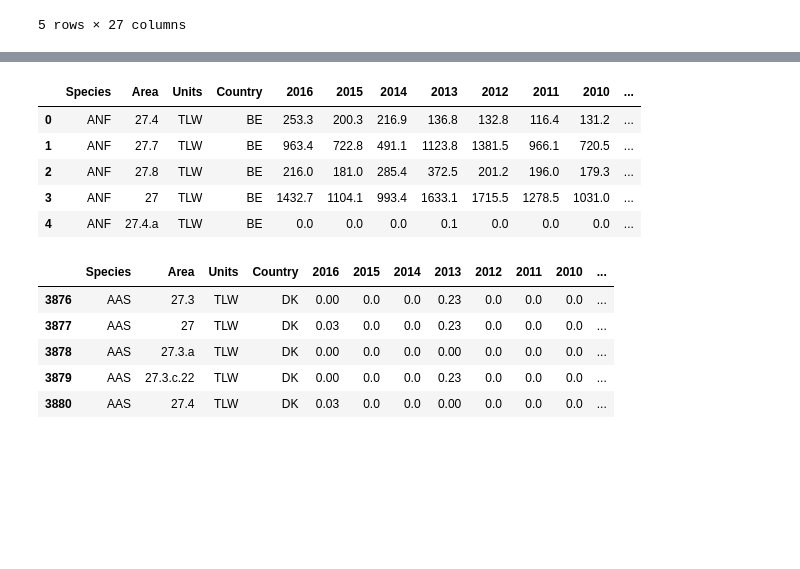
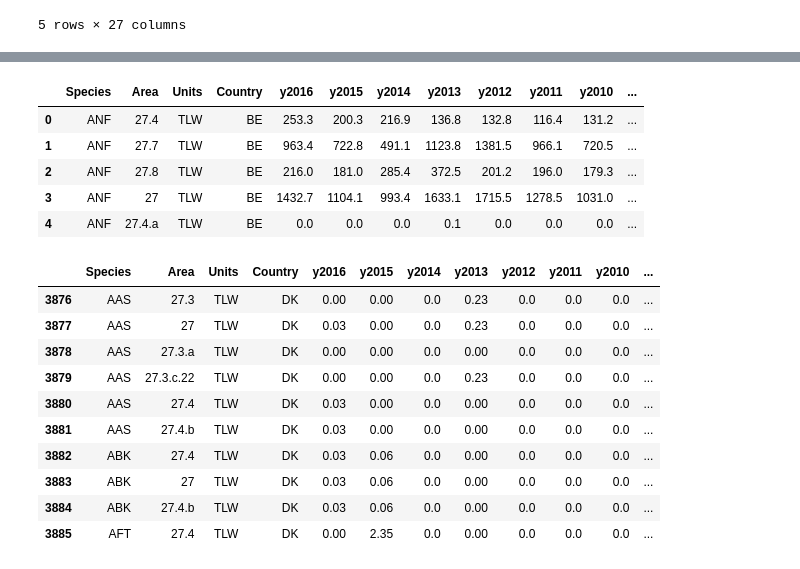
Before and after one commit to rtj164/projects-2019-teamlowenergy, a Jupyter notebook: dataproject/Johannes/Johannes WIP.ipynb, the cells around one changed output, grey strips where cells are left out. Cells and saved outputs as stored; diff of their text form; code cells hidden in the pictures; blank space fills up the shorter version.

```diff
--- a/dataproject/Johannes/Johannes WIP.ipynb
+++ b/dataproject/Johannes/Johannes WIP.ipynb
@@ -30,3 +56,11 @@ data.head()
 | 3 | ANF | 27 | TLW | BE | 1432.7 | 1104.1 | 993.4 | 1633.1 | 1715.5 | 1278.5 | ... | ... |
 | 4 | ANF | 27.4.a | TLW | BE | 0.0 | 0.0 | 0.0 | 0.1 | 0.0 | 0.0 | ... | ... |
 5 rows × 27 columns
+# %%
+#rename columns to avoid having only numbers
+yearDict = {}
+for i in range(2006, 2017): # range goes from 2006 to but not including 2017
+    yearDict[str(i)] = f'y{i}'
+
+data.rename(columns = yearDict, inplace=True)
+data.head()
@@ -35,7 +77,7 @@ data.head()
 data.dropna(axis="columns", how="all", inplace=True)
 data.head()
 # %% [output]
-|  | Species | Area | Units | Country | 2016 | 2015 | 2014 | 2013 | 2012 | 2011 | 2010 | ... |
+|  | Species | Area | Units | Country | y2016 | y2015 | y2014 | y2013 | y2012 | y2011 | y2010 | ... |
 | 0 | ANF | 27.4 | TLW | BE | 253.3 | 200.3 | 216.9 | 136.8 | 132.8 | 116.4 | 131.2 | ... |
 | 1 | ANF | 27.7 | TLW | BE | 963.4 | 722.8 | 491.1 | 1123.8 | 1381.5 | 966.1 | 720.5 | ... |
 | 2 | ANF | 27.8 | TLW | BE | 216.0 | 181.0 | 285.4 | 372.5 | 201.2 | 196.0 | 179.3 | ... |
@@ -44,12 +86,17 @@ data.head()
 # %%
 #Drop if countries is different from Denmark
 data = data[data['Country']=='DK']
 
-data.head()
+data.head(10)
 # %% [output]
-|  | Species | Area | Units | Country | 2016 | 2015 | 2014 | 2013 | 2012 | 2011 | 2010 | ... |
-| 3876 | AAS | 27.3 | TLW | DK | 0.00 | 0.0 | 0.0 | 0.23 | 0.0 | 0.0 | 0.0 | ... |
-| 3877 | AAS | 27 | TLW | DK | 0.03 | 0.0 | 0.0 | 0.23 | 0.0 | 0.0 | 0.0 | ... |
-| 3878 | AAS | 27.3.a | TLW | DK | 0.00 | 0.0 | 0.0 | 0.00 | 0.0 | 0.0 | 0.0 | ... |
-| 3879 | AAS | 27.3.c.22 | TLW | DK | 0.00 | 0.0 | 0.0 | 0.23 | 0.0 | 0.0 | 0.0 | ... |
-| 3880 | AAS | 27.4 | TLW | DK | 0.03 | 0.0 | 0.0 | 0.00 | 0.0 | 0.0 | 0.0 | ... |
+|  | Species | Area | Units | Country | y2016 | y2015 | y2014 | y2013 | y2012 | y2011 | y2010 | ... |
+| 3876 | AAS | 27.3 | TLW | DK | 0.00 | 0.00 | 0.0 | 0.23 | 0.0 | 0.0 | 0.0 | ... |
+| 3877 | AAS | 27 | TLW | DK | 0.03 | 0.00 | 0.0 | 0.23 | 0.0 | 0.0 | 0.0 | ... |
+| 3878 | AAS | 27.3.a | TLW | DK | 0.00 | 0.00 | 0.0 | 0.00 | 0.0 | 0.0 | 0.0 | ... |
+| 3879 | AAS | 27.3.c.22 | TLW | DK | 0.00 | 0.00 | 0.0 | 0.23 | 0.0 | 0.0 | 0.0 | ... |
+| 3880 | AAS | 27.4 | TLW | DK | 0.03 | 0.00 | 0.0 | 0.00 | 0.0 | 0.0 | 0.0 | ... |
+| 3881 | AAS | 27.4.b | TLW | DK | 0.03 | 0.00 | 0.0 | 0.00 | 0.0 | 0.0 | 0.0 | ... |
+| 3882 | ABK | 27.4 | TLW | DK | 0.03 | 0.06 | 0.0 | 0.00 | 0.0 | 0.0 | 0.0 | ... |
+| 3883 | ABK | 27 | TLW | DK | 0.03 | 0.06 | 0.0 | 0.00 | 0.0 | 0.0 | 0.0 | ... |
+| 3884 | ABK | 27.4.b | TLW | DK | 0.03 | 0.06 | 0.0 | 0.00 | 0.0 | 0.0 | 0.0 | ... |
+| 3885 | AFT | 27.4 | TLW | DK | 0.00 | 2.35 | 0.0 | 0.00 | 0.0 | 0.0 | 0.0 | ... |
```
Also changed, not shown: parts of 16 cells of this notebook.
